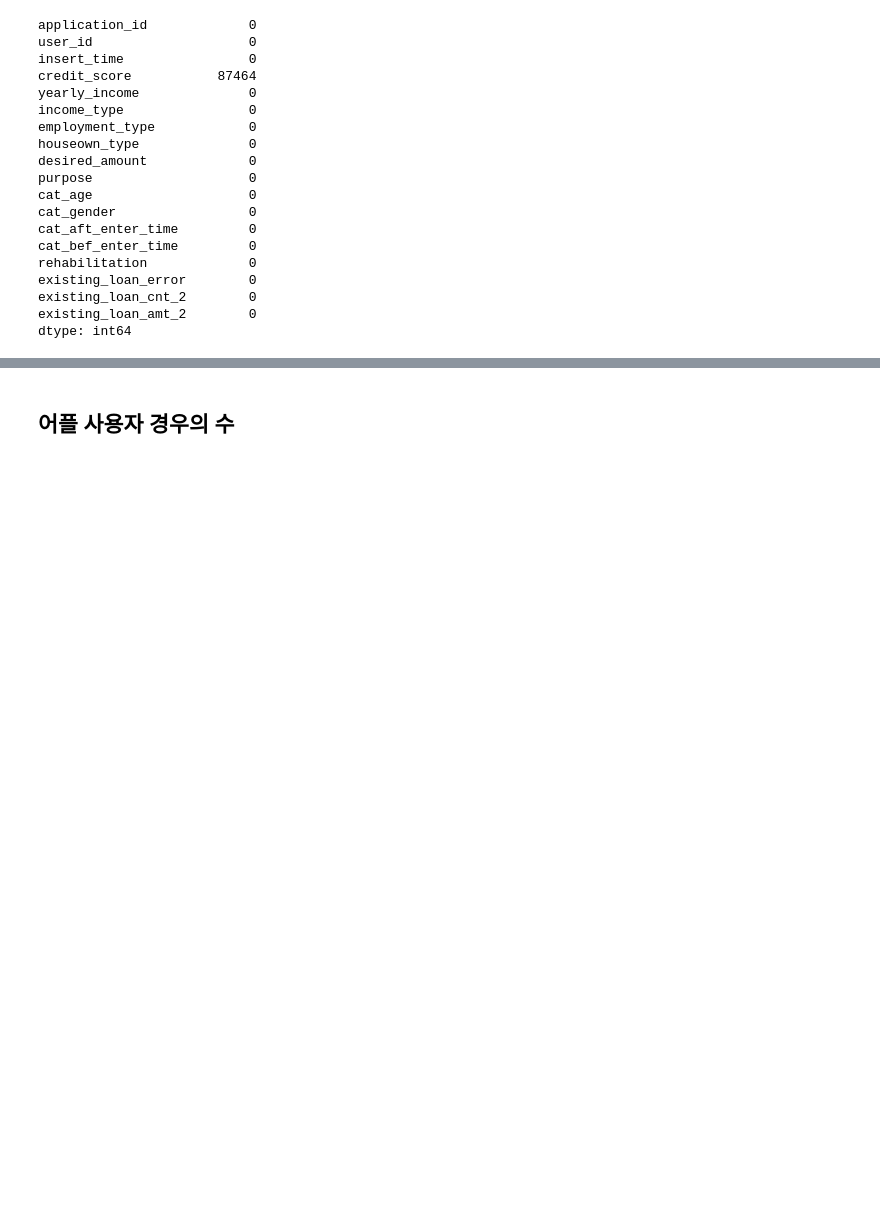
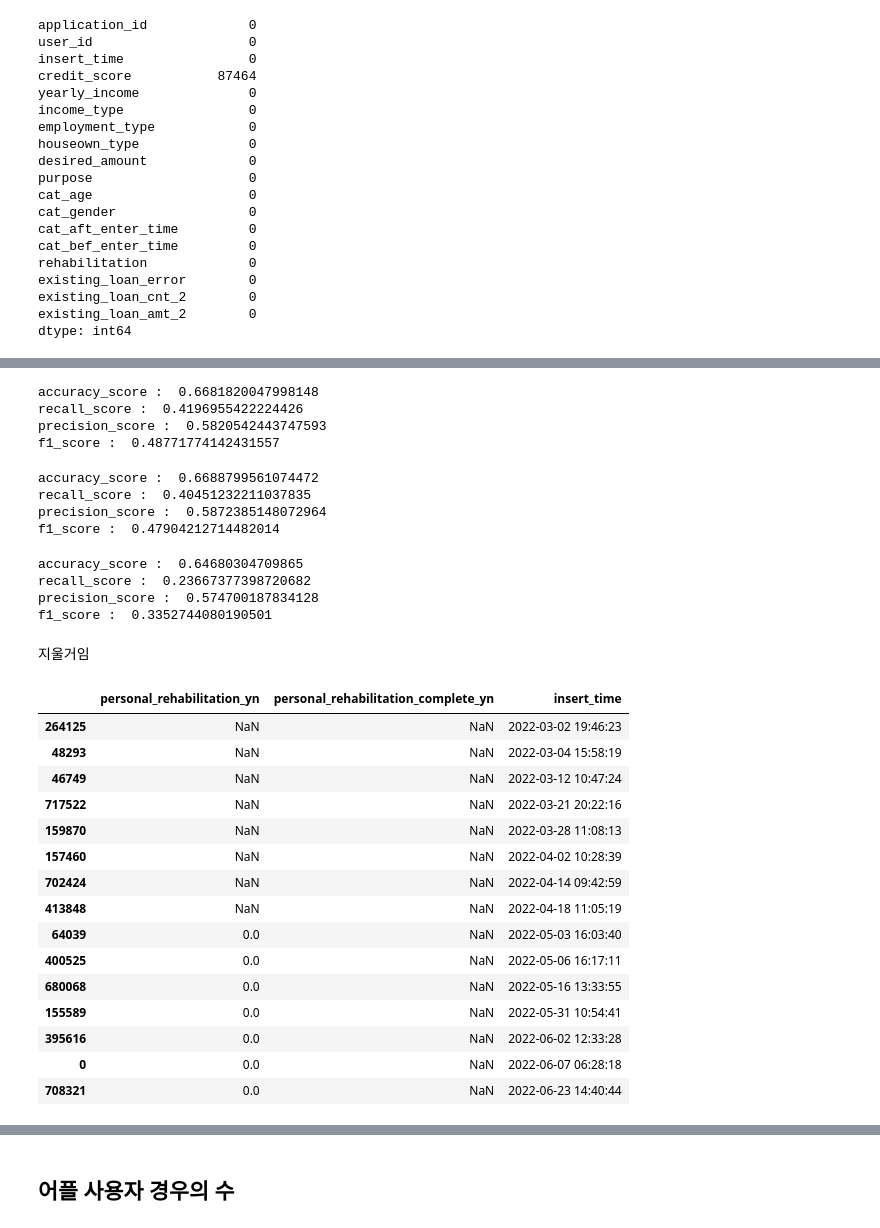
Before and after one commit to lsj7087/22.09_BigContest, a Jupyter notebook: BigContest_Futures_Finda_개짖는소리.ipynb, the cells around one changed output, grey strips where cells are left out. Drawn from its saved outputs; the diff is of its cells as text; code cells hidden in the pictures; blank space fills up the shorter version.

```diff
--- a/BigContest_Futures_Finda_개짖는소리.ipynb
+++ b/BigContest_Futures_Finda_개짖는소리.ipynb
@@ -1241,0 +1210,62 @@ stop! wait a minute!
+# %%
+#user_id : object iter : 1000, depth : 10
+from sklearn.metrics import accuracy_score, recall_score, precision_score, f1_score
+
+print("accuracy_score : ",accuracy_score(y_valid, mypredictions))
+print("recall_score : ",recall_score(y_valid, mypredictions))
+print("precision_score : ",precision_score(y_valid, mypredictions))
+print("f1_score : ",f1_score(y_valid, mypredictions))
+# %% [output]
+accuracy_score :  0.6681820047998148
+recall_score :  0.4196955422224426
+precision_score :  0.5820542443747593
+f1_score :  0.48771774142431557
+# %%
+#user_id : object iter : 500, depth : 5
+from sklearn.metrics import accuracy_score, recall_score, precision_score, f1_score
+
+print("accuracy_score : ",accuracy_score(y_valid, mypredictions))
+print("recall_score : ",recall_score(y_valid, mypredictions))
+print("precision_score : ",precision_score(y_valid, mypredictions))
+print("f1_score : ",f1_score(y_valid, mypredictions))
+# %% [output]
+accuracy_score :  0.6688799561074472
+recall_score :  0.40451232211037835
+precision_score :  0.5872385148072964
+f1_score :  0.47904212714482014
+# %%
+#user_id 빼고 iter : 1000, depth : 3
+from sklearn.metrics import accuracy_score, recall_score, precision_score, f1_score
+
+print("accuracy_score : ",accuracy_score(y_valid, mypredictions))
+print("recall_score : ",recall_score(y_valid, mypredictions))
+print("precision_score : ",precision_score(y_valid, mypredictions))
+print("f1_score : ",f1_score(y_valid, mypredictions))
+# %% [output]
+accuracy_score :  0.64680304709865
+recall_score :  0.23667377398720682
+precision_score :  0.574700187834128
+f1_score :  0.3352744080190501
+# %% [markdown]
+지울거임
+# %%
+user_spec = pd.read_csv("user_spec.csv")
+# %%
+user_spec[user_spec["user_id"] == 118218][["personal_rehabilitation_yn","personal_rehabilitation_complete_yn","insert_time"]].sort_values("insert_time")
+# %% [output]
+|  | personal_rehabilitation_yn | personal_rehabilitation_complete_yn | insert_time |
+| 264125 | NaN | NaN | 2022-03-02 19:46:23 |
+| 48293 | NaN | NaN | 2022-03-04 15:58:19 |
+| 46749 | NaN | NaN | 2022-03-12 10:47:24 |
+| 717522 | NaN | NaN | 2022-03-21 20:22:16 |
+| 159870 | NaN | NaN | 2022-03-28 11:08:13 |
+| 157460 | NaN | NaN | 2022-04-02 10:28:39 |
+| 702424 | NaN | NaN | 2022-04-14 09:42:59 |
+| 413848 | NaN | NaN | 2022-04-18 11:05:19 |
+| 64039 | 0.0 | NaN | 2022-05-03 16:03:40 |
+| 400525 | 0.0 | NaN | 2022-05-06 16:17:11 |
+| 680068 | 0.0 | NaN | 2022-05-16 13:33:55 |
+| 155589 | 0.0 | NaN | 2022-05-31 10:54:41 |
+| 395616 | 0.0 | NaN | 2022-06-02 12:33:28 |
+| 0 | 0.0 | NaN | 2022-06-07 06:28:18 |
+| 708321 | 0.0 | NaN | 2022-06-23 14:40:44 |
```
Also changed, not shown: parts of 122 cells of this notebook.
